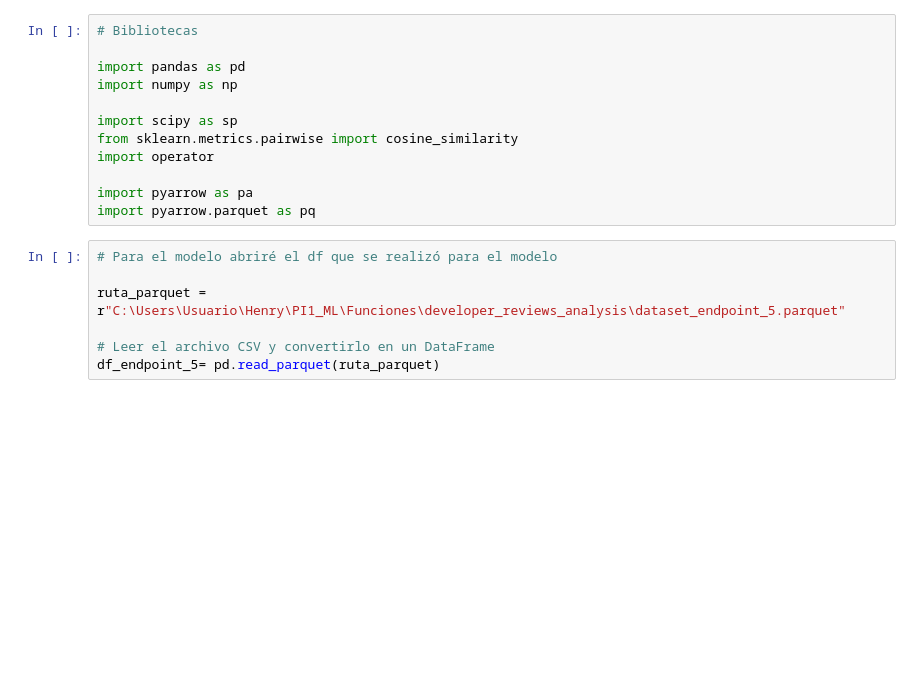
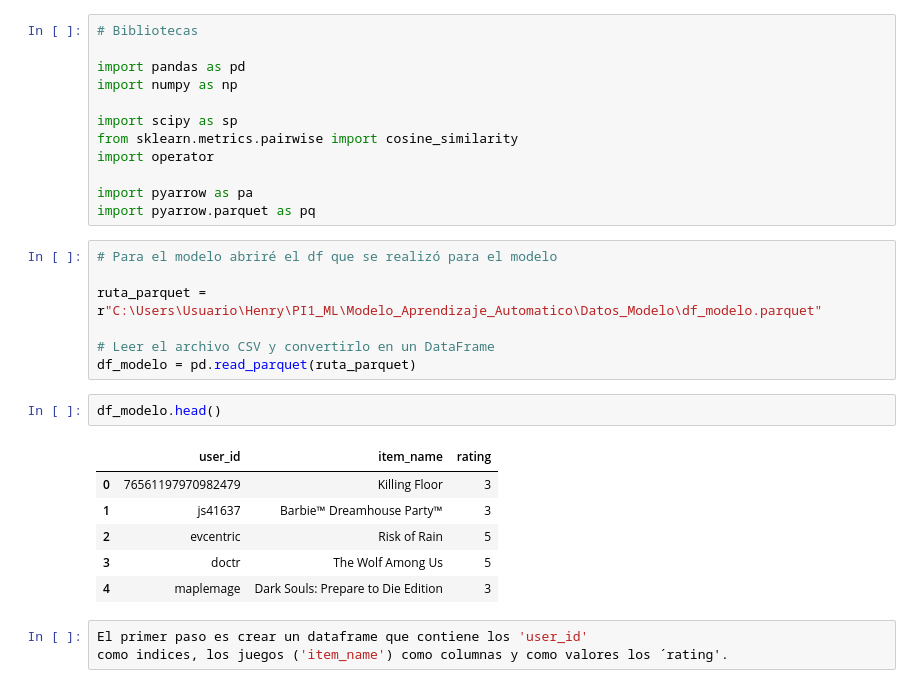
Before and after one commit to MarceCorreal/Sistema_Recomendacion_Videojuegos, a Jupyter notebook: Modelo_Aprendizaje_Automatico/Modelo/Modelo_Recomendacion.ipynb, the cells around one changed output. Saved outputs shown, nothing was run; the diff lists cells and outputs as text; blank space fills up the shorter version.

```diff
--- a/Modelo_Aprendizaje_Automatico/Modelo/Modelo_Recomendacion.ipynb
+++ b/Modelo_Aprendizaje_Automatico/Modelo/Modelo_Recomendacion.ipynb
@@ -21,7 +21,19 @@ import pyarrow.parquet as pq
 # %%
 # Para el modelo abriré el df que se realizó para el modelo
 
-ruta_parquet = r"C:\Users\Usuario\Henry\PI1_ML\Funciones\developer_reviews_analysis\dataset_endpoint_5.parquet"
+ruta_parquet = r"C:\Users\Usuario\Henry\PI1_ML\Modelo_Aprendizaje_Automatico\Datos_Modelo\df_modelo.parquet"
 
 # Leer el archivo CSV y convertirlo en un DataFrame
-df_endpoint_5= pd.read_parquet(ruta_parquet)
+df_modelo = pd.read_parquet(ruta_parquet)
+# %%
+df_modelo.head()
+# %% [output]
+|  | user_id | item_name | rating |
+| 0 | 76561197970982479 | Killing Floor | 3 |
+| 1 | js41637 | Barbie™ Dreamhouse Party™ | 3 |
+| 2 | evcentric | Risk of Rain | 5 |
+| 3 | doctr | The Wolf Among Us | 5 |
+| 4 | maplemage | Dark Souls: Prepare to Die Edition | 3 |
+# %%
+El primer paso es crear un dataframe que contiene los 'user_id'
+como indices, los juegos ('item_name') como columnas y como valores los ´rating'.
```
Also changed, not shown: parts of 13 cells of this notebook, 2 other files.
